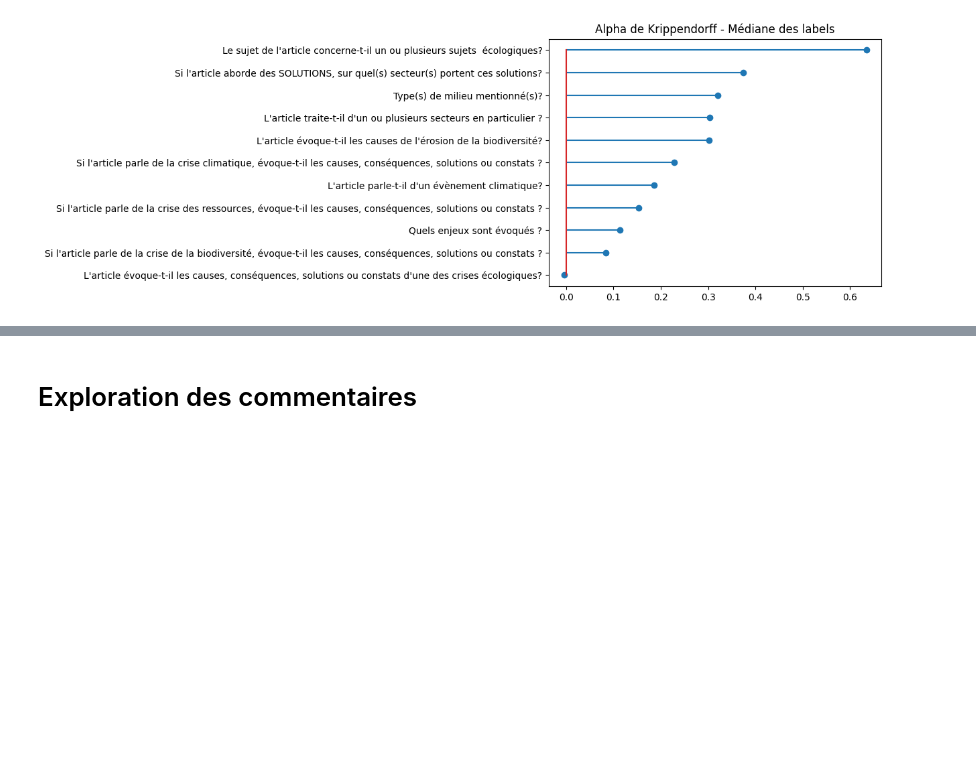
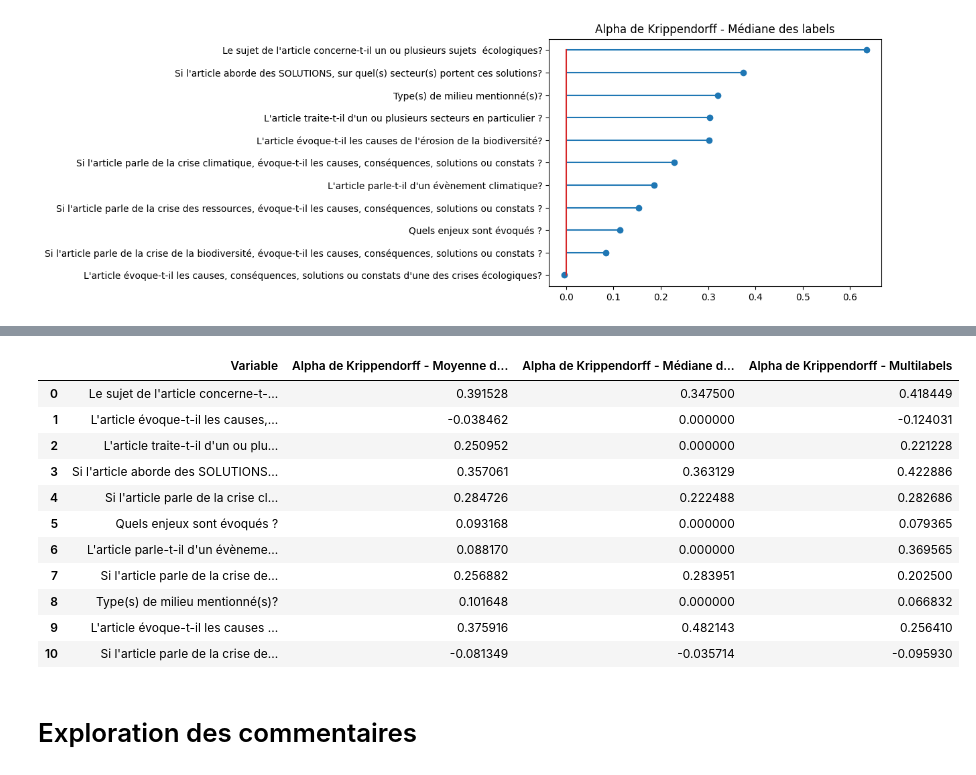
Before and after one commit to athebault/OME_methodo_presse, a Jupyter notebook: veille_ete2025/analyse_veille/analyse_tableaux_veille.ipynb, the cells around one changed output, grey strips where cells are left out. Saved outputs shown, nothing was run; the diff lists cells and outputs as text; code cells hidden in the pictures; blank space fills up the shorter version.

```diff
--- a/veille_ete2025/analyse_veille/analyse_tableaux_veille.ipynb
+++ b/veille_ete2025/analyse_veille/analyse_tableaux_veille.ipynb
@@ -760,0 +846,83 @@ fig.show()
+# %%
+# Boucle sur tous les articles, toutes les colonnes
+result_df_exp = pd.DataFrame()
+mlb = MultiLabelBinarizer()
+alpha_dict_exp = {} # -> {question: {"per_label": {label: alpha}, "multilabel": alpha}}
+
+for q in questions_cols:
+    print(f"-------------- Calcul de Alpha de Krippendorff sur la question: ------------------\n => {q} ")
+
+    # Initiatisation des variables
+    alpha = []
+    bin_df = pd.DataFrame()
+
+    # Initialisation du bloc résultat pour la question
+    alpha_dict_exp[q] = {"per_label": {}, "multilabel": None}
+
+    # Créer le dataset du titre
+    data_test_exp = df_exp_base[[col_veilleur, col_titre, q]]
+
+    # Vérification si la colonne est vide:
+    if data_test_exp[q].isna().all():
+        print(f"La colonne '{q}' pour l'article '{col_titre}' est vide. Passer à la suivante.")
+        alpha = None
+        alpha_multilabel = None
+
+    else:
+        # Remplacer NaN par listes vides et transformer en liste de labels
+        data_encoded = data_test_exp[[col_veilleur, col_titre, q]].copy()
+        data_encoded["labels"] = data_encoded[q].apply(to_list_multilabel)
+
+        # Transformer les données
+        encoded = mlb.fit_transform(data_encoded["labels"])
+        labels = list(mlb.classes_)
+
+        # Créer un DataFrame avec les colonnes binaires et la colonne multilabels
+        bin_df = pd.concat([data_encoded[[col_veilleur, col_titre]], pd.DataFrame(encoded, columns=labels, index=data_encoded.index)], axis=1)
+        bin_df["multilabel"] = bin_df[labels].apply(lambda x: str(x.tolist()), axis=1)
+
+        # Créer les matrices pour les calculs de Krippendorff
+        veilleur_x_titre = bin_df.pivot_table(index=col_veilleur, columns=col_titre, values=labels, aggfunc='sum')
+        veilleur_x_titre_multilabel = bin_df.pivot_table(index=col_veilleur, columns=col_titre, values="multilabel", aggfunc='sum')
+        M_multilabel = np.array(veilleur_x_titre_multilabel, dtype="U")
+
+        # Alpha par label
+        for label in veilleur_x_titre.columns.levels[0]:
+            try:
+                krippendorff_alpha_label = krippendorff.alpha(reliability_data=np.array(veilleur_x_titre[label]), level_of_measurement="nominal")
+                print(f"Alpha de Krippendorff pour la colonne {label}: {krippendorff_alpha_label:.4f}")
+
+            except Exception as e:
+                print(f"Erreur lors du calcul de l'alpha de Krippendorff pour le label {label}: {e}")
+                krippendorff_alpha_label = None
+
+            # Mise à jour du dictionnaire
+            alpha_dict_exp[q]["per_label"][label] = krippendorff_alpha_label
+            alpha.append(krippendorff_alpha_label)
+
+        # Alpha multilabel
+        try:
+            alpha_multilabel = krippendorff.alpha(reliability_data=M_multilabel, level_of_measurement="nominal")
+            print(f"Alpha de Krippendorff pour la matrice multilabels: {alpha_multilabel:.4f}")
+
+        except Exception as e:
+            print(f"Erreur lors du calcul de l'alpha de Krippendorff multilabel {col_to_test}: {e}")
+            alpha_multilabel = None
+
+        # Mise à jour du dictionnaire
+        alpha_dict_exp[q]["multilabel"] = alpha_multilabel
+
+        # Insertion dans le dataframe
+        result_df_exp = pd.concat([
+            result_df_exp,
+            pd.DataFrame({
+                "Variable": [q],
+                "Alpha de Krippendorff - Moyenne des labels": [np.mean(alpha)],
+                "Alpha de Krippendorff - Médiane des labels": [np.median(alpha)],
+                "Alpha de Krippendorff - Multilabels": [alpha_multilabel]
+            })
+        ], ignore_index=True)
+
+# Affichage des résultats
+result_df_exp
+# %% [output]
@@ -761,3 +946,15 @@ fig.show()
+|  | Variable | Alpha de Krippendorff - Moyenne d... | Alpha de Krippendorff - Médiane d... | Alpha de Krippendorff - Multilabels |
+| 0 | Le sujet de l'article concerne-t-... | 0.391528 | 0.347500 | 0.418449 |
+| 1 | L'article évoque-t-il les causes,... | -0.038462 | 0.000000 | -0.124031 |
+| 2 | L'article traite-t-il d'un ou plu... | 0.250952 | 0.000000 | 0.221228 |
+| 3 | Si l'article aborde des SOLUTIONS... | 0.357061 | 0.363129 | 0.422886 |
+| 4 | Si l'article parle de la crise cl... | 0.284726 | 0.222488 | 0.282686 |
+| 5 | Quels enjeux sont évoqués ? | 0.093168 | 0.000000 | 0.079365 |
+| 6 | L'article parle-t-il d'un évèneme... | 0.088170 | 0.000000 | 0.369565 |
+| 7 | Si l'article parle de la crise de... | 0.256882 | 0.283951 | 0.202500 |
+| 8 | Type(s) de milieu mentionné(s)? | 0.101648 | 0.000000 | 0.066832 |
+| 9 | L'article évoque-t-il les causes ... | 0.375916 | 0.482143 | 0.256410 |
+| 10 | Si l'article parle de la crise de... | -0.081349 | -0.035714 | -0.095930 |
 # %% [markdown]
 # Exploration des commentaires
 # %% [markdown]
```
Also changed, not shown: parts of 14 cells of this notebook, 2 other files.
